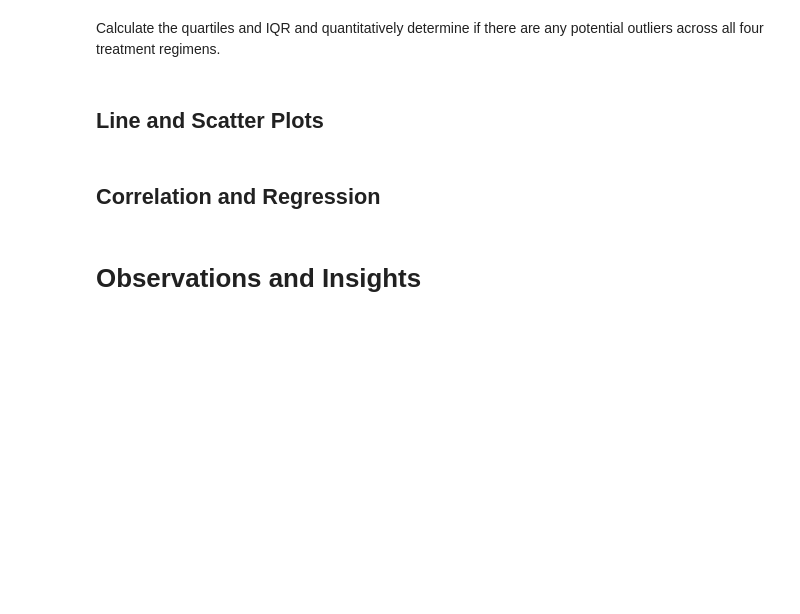
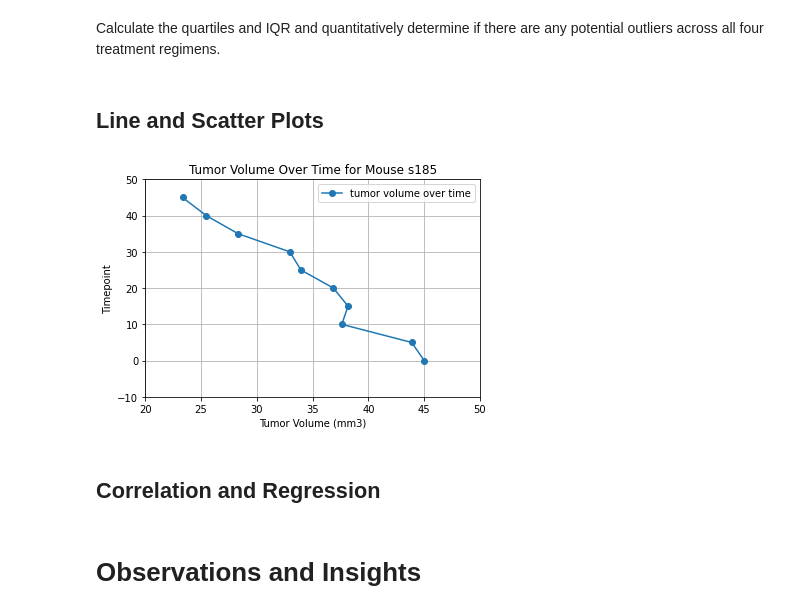
Before and after one commit to cveras33/matplotlib-challenge, a Jupyter notebook: Pymaceuticals/pymaceuticals_starter.ipynb, the cells around one changed output. Saved outputs shown, nothing was run; the diff lists cells and outputs as text; code cells hidden in the pictures; blank space fills up the shorter version.

```diff
--- a/Pymaceuticals/pymaceuticals_starter.ipynb
+++ b/Pymaceuticals/pymaceuticals_starter.ipynb
@@ -206,3 +200,28 @@ Calculate the quartiles and IQR and quantitatively determine if there are any po
+# %%
+# Generate a line plot of tumor volume vs. time point for a single mouse
+# treated with Capomulin
+s185_capomulin_df = merged_df.loc[(merged_df["Drug Regimen"] == "Capomulin")
+                                       & (merged_df["Mouse ID"] == "s185"), :]
+
+s185_tumor_vol = single_mouse_capomulin["Tumor Volume (mm3)"]
+s185_time_point = single_mouse_capomulin["Timepoint"]
+
+x_axis = s185_tumor_vol
+y_axis = s185_time_point
+
+s185_line_plot = plt.plot(x_axis, y_axis, marker = "o", label = "tumor volume over time")
+
+plt.legend(loc = "upper right")
+plt.xlabel("Tumor Volume (mm3)")
+plt.ylabel("Timepoint")
+plt.title("Tumor Volume Over Time for Mouse s185")
+
+plt.xlim(20, 50)
+plt.ylim(-10, 50)
+
+plt.grid()
+# %% [output]
+[figure, added]
 # %%
 # Generate a scatter plot of average tumor volume vs. mouse weight
 # for all mice in the Capomulin regimen
```
Also changed, not shown: parts of 5 cells of this notebook.
